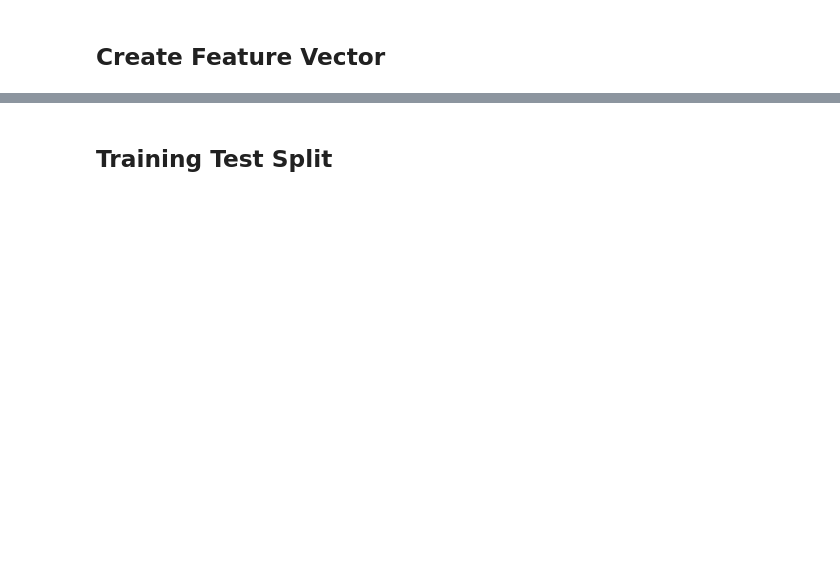
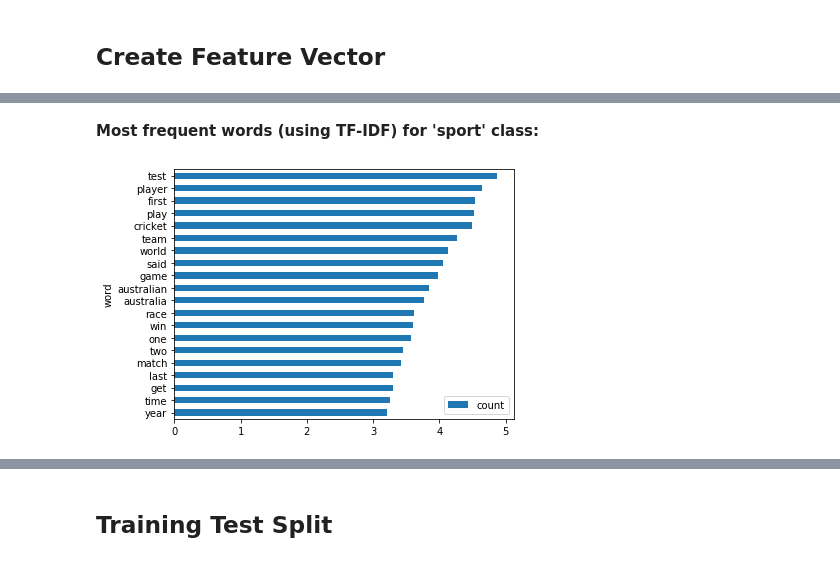
Before and after one commit to alexvanstaden/MA5851_Assessment_3, a Jupyter notebook: Assessment 3 - Document 3 - NLP Tasks.ipynb, the cells around one changed output, grey strips where cells are left out. Cells and saved outputs as stored; diff of their text form; code cells hidden in the pictures; blank space fills up the shorter version.

```diff
--- a/Assessment 3 - Document 3 - NLP Tasks.ipynb
+++ b/Assessment 3 - Document 3 - NLP Tasks.ipynb
@@ -187,0 +290,6 @@ print(y.shape)# Show X shape
+# %% [markdown]
+**Most frequent words (using TF-IDF) for 'sport' class:**
+# %%
+freq_words(articles_df['bag_of_words'][articles_df['article_category_bin']==1], tfidf_vec, 20)
+# %% [output]
+[figure, added]
```
Also changed, not shown: parts of 49 cells of this notebook.
